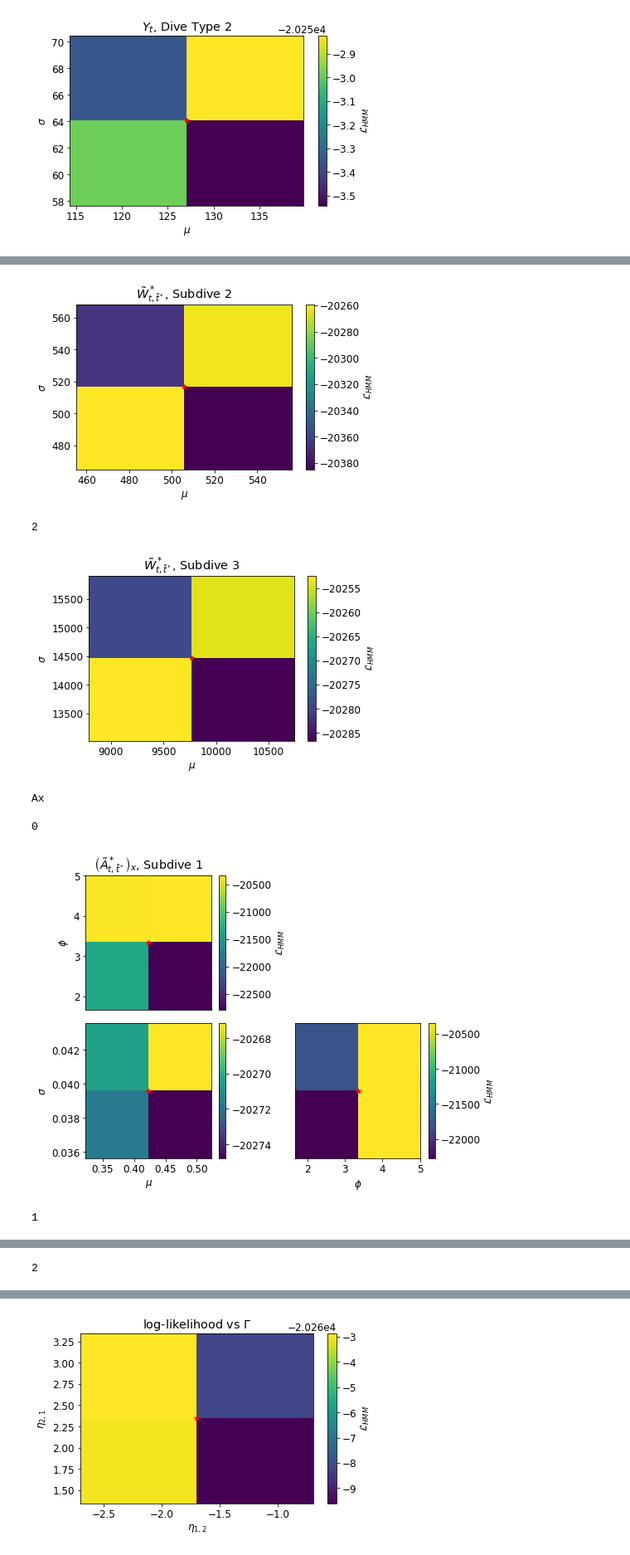
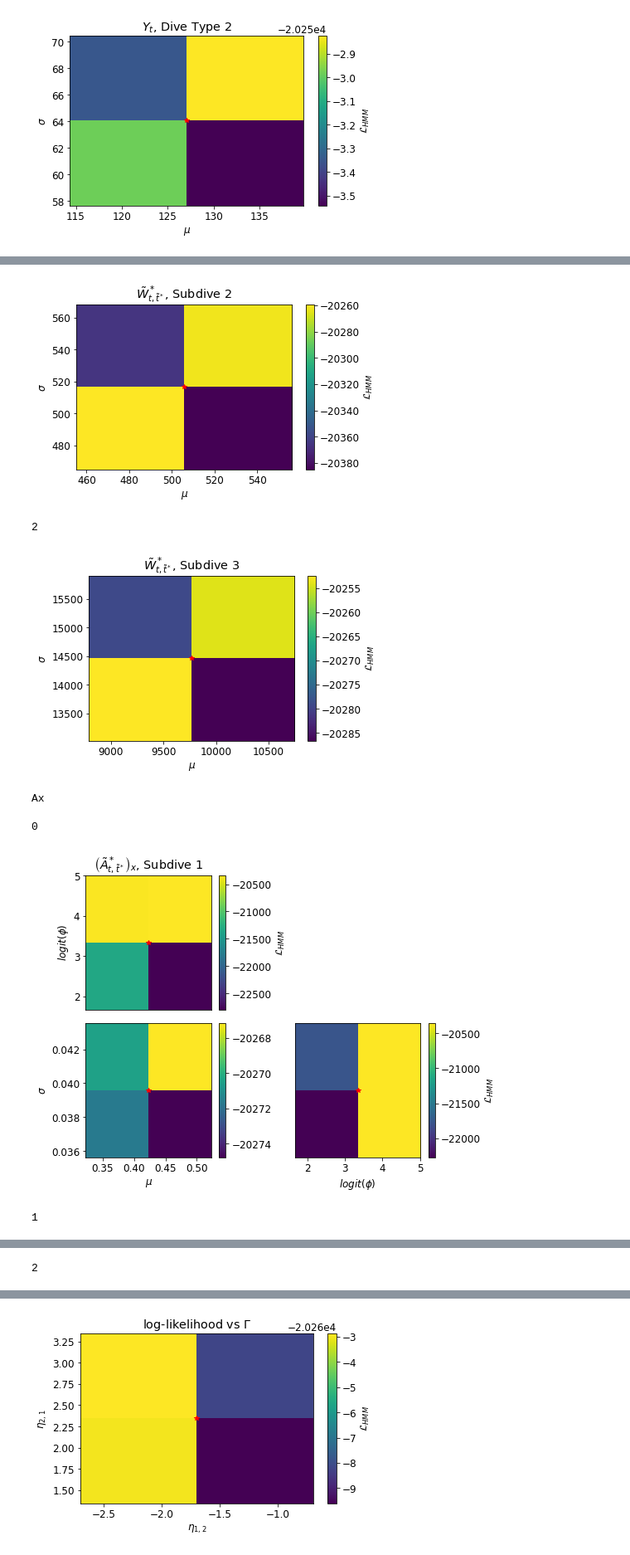
Before and after one commit to evsi8432/CarHHMM, a Jupyter notebook: Code/Final_Code.ipynb, the cells around one changed output, grey strips where cells are left out. Shown at 83% size. Drawn from its saved outputs; the diff is of its cells as text; code cells hidden in the pictures.

Commit message:
update phi -> logit(phi)

```diff
--- a/Code/Final_Code.ipynb
+++ b/Code/Final_Code.ipynb
@@ -1409,7 +1426,7 @@ for feature in hhmm.theta[1][0]:
             c = plt.colorbar()
             c.set_label('$\mathcal{L}_{HMM}$')
             plt.xticks([])
-            plt.ylabel(r'$\phi$')
+            plt.ylabel(r'$logit(\phi)$')
             plt.title(labels[feature] + ', Subdive ' + str(state_num+1))
 
 
@@ -1429,33 +1446,33 @@ for feature in hhmm.theta[1][0]:
             hhmm.theta[1][0][feature]['sig'][state_num] = orig_sig
             hhmm.theta[1][1][feature]['sig'][state_num] = orig_sig
             hhmm.theta[1][1]['Ax']['corr'][state_num] = orig_corr
             hhmm.theta[1][0]['Ax']['corr'][state_num] = orig_corr
             hhmm.theta[1][1]['Ay']['corr'][state_num] = orig_corr
             hhmm.theta[1][0]['Ay']['corr'][state_num] = orig_corr
             hhmm.theta[1][1]['Az']['corr'][state_num] = orig_corr
             hhmm.theta[1][0]['Az']['corr'][state_num] = orig_corr
 
             plt.imshow(np.rot90(ls),extent = [corrs[0],corrs[-1]] + [sigs[0],sigs[-1]], aspect='auto')
             plt.plot(orig_corr,orig_sig,'r*')
             c = plt.colorbar()
             c.set_label('$\mathcal{L}_{HMM}$')
-            plt.xlabel(r'$\phi$')
+            plt.xlabel(r'$logit(\phi)$')
             plt.yticks([])
 
         plt.tight_layout()
         plt.savefig('../Plots/%s/%s_%s_%s_%s_fine-theta-likelihood-%s-%d.png' % (year,whale,s_dive,e_dive,model,feature,state_num),dpi=500)
         plt.show()
 # %% [output]
 Ahat_low
 
 0
 [figure]
 1
 [figure]
 2
 [figure]
 Ax
 
 0
-[figure, old version]
+[figure, new version]
 1
```
Also changed, not shown: parts of 2 cells of this notebook, 10 other files.
